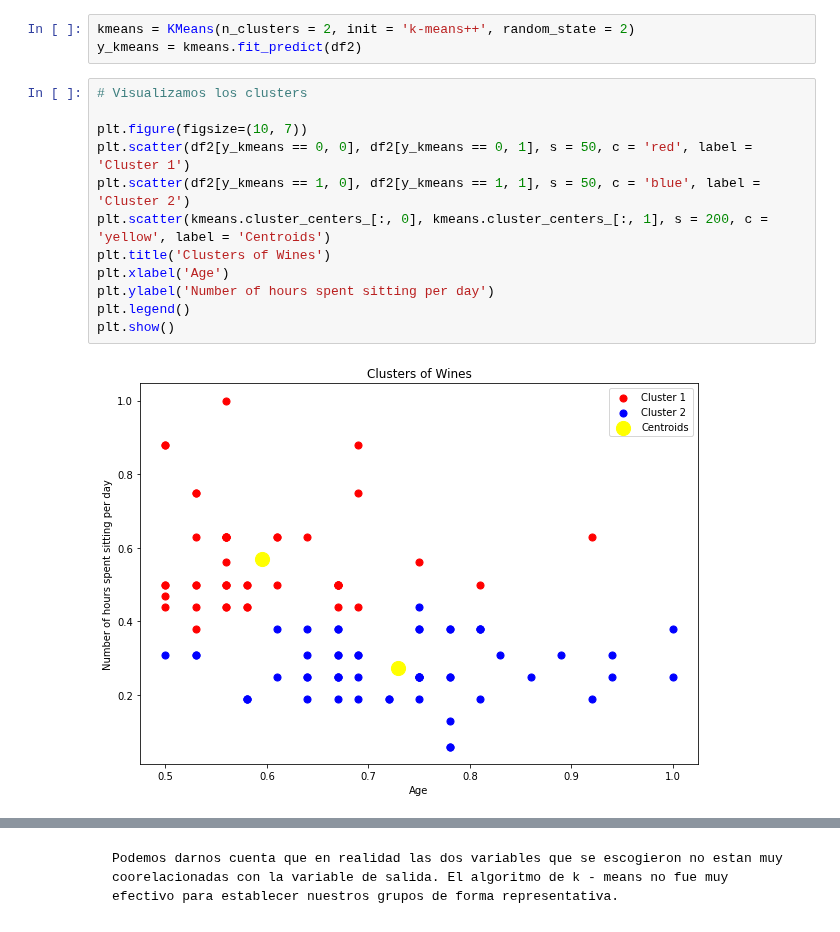
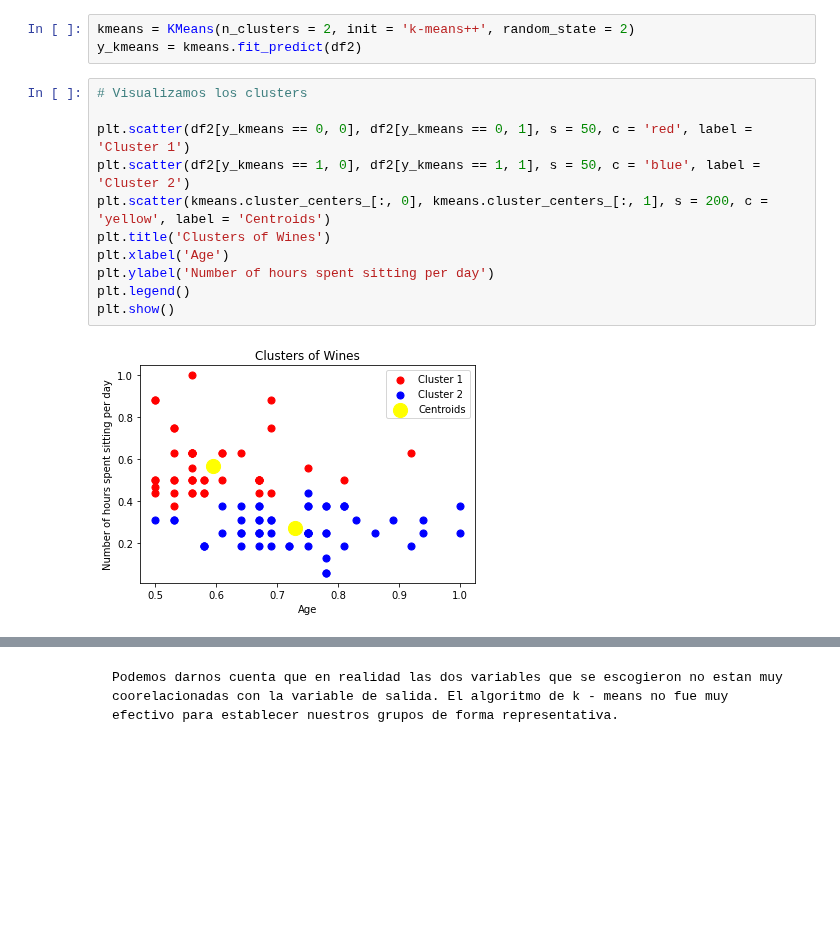
Before and after one commit to iantimhenry/Proyecto_Machine_Learning_2, a Jupyter notebook: Proyecto_Machine_Learning_2-main/Proyecto 2.1.ipynb, the cells around one changed output, grey strips where cells are left out. Saved outputs shown, nothing was run; the diff lists cells and outputs as text; blank space fills up the shorter version.

```diff
--- a/Proyecto_Machine_Learning_2-main/Proyecto 2.1.ipynb
+++ b/Proyecto_Machine_Learning_2-main/Proyecto 2.1.ipynb
@@ -80,17 +79,16 @@ y_kmeans = kmeans.fit_predict(df2)
 # %%
 # Visualizamos los clusters
 
-plt.figure(figsize=(10, 7))
 plt.scatter(df2[y_kmeans == 0, 0], df2[y_kmeans == 0, 1], s = 50, c = 'red', label = 'Cluster 1')
 plt.scatter(df2[y_kmeans == 1, 0], df2[y_kmeans == 1, 1], s = 50, c = 'blue', label = 'Cluster 2')
 plt.scatter(kmeans.cluster_centers_[:, 0], kmeans.cluster_centers_[:, 1], s = 200, c = 'yellow', label = 'Centroids')
 plt.title('Clusters of Wines')
 plt.xlabel('Age')
 plt.ylabel('Number of hours spent sitting per day')
 plt.legend()
 plt.show()
 # %% [output]
-[figure, old version]
+[figure, new version]
 # %%
 # Visualizamos los datos reales
 
```
Also changed, not shown: parts of 13 cells of this notebook.
